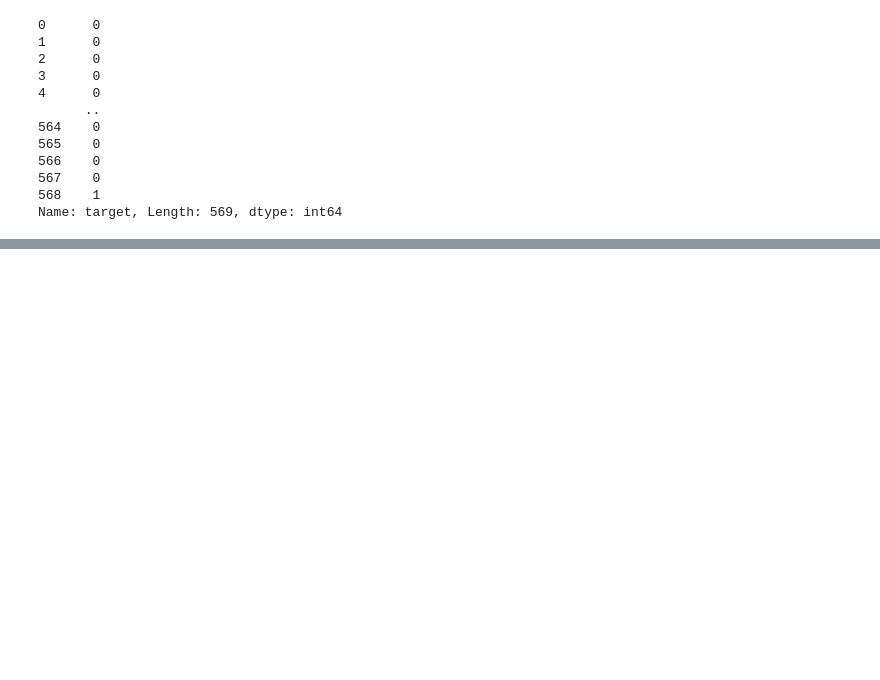
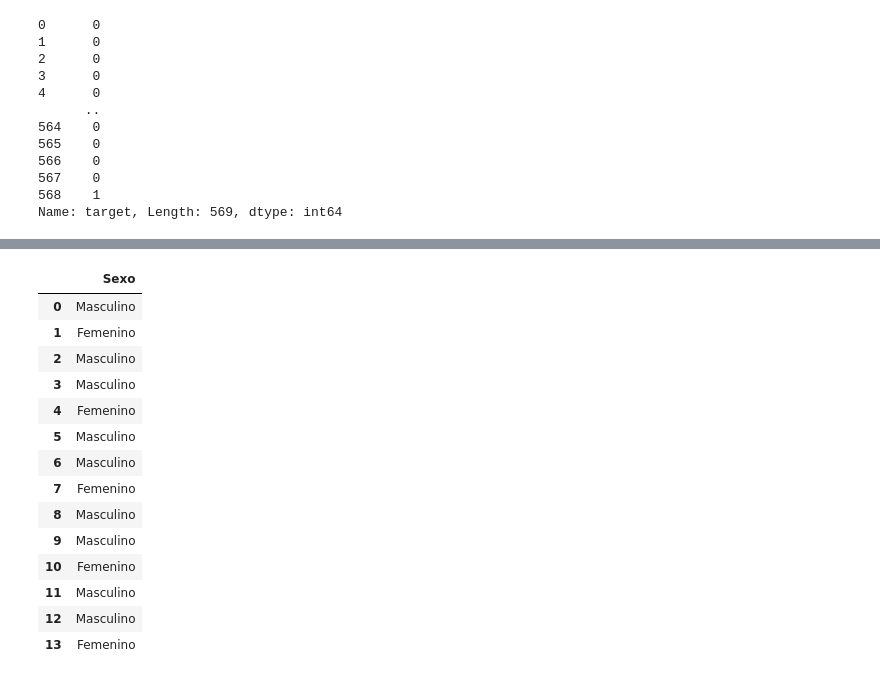
Before and after one commit to Bo-T19/monitoria_python_puj, a Jupyter notebook: sesion_8/sesion_8.ipynb, the cells around one changed output, grey strips where cells are left out. Saved outputs shown, nothing was run; the diff lists cells and outputs as text; code cells hidden in the pictures; blank space fills up the shorter version.

```diff
--- a/sesion_8/sesion_8.ipynb
+++ b/sesion_8/sesion_8.ipynb
@@ -48,0 +75,21 @@ Name: target, Length: 569, dtype: int64
+# %%
+#dataset de prueba
+df=pd.read_excel('dataset_prueba.xlsx')
+df_sexo=df.drop(['Edad'], axis = 1)
+df_sexo
+# %% [output]
+|  | Sexo |
+| 0 | Masculino |
+| 1 | Femenino |
+| 2 | Masculino |
+| 3 | Masculino |
+| 4 | Femenino |
+| 5 | Masculino |
+| 6 | Masculino |
+| 7 | Femenino |
+| 8 | Masculino |
+| 9 | Masculino |
+| 10 | Femenino |
+| 11 | Masculino |
+| 12 | Masculino |
+| 13 | Femenino |
```
Also changed, not shown: parts of 13 cells of this notebook.
